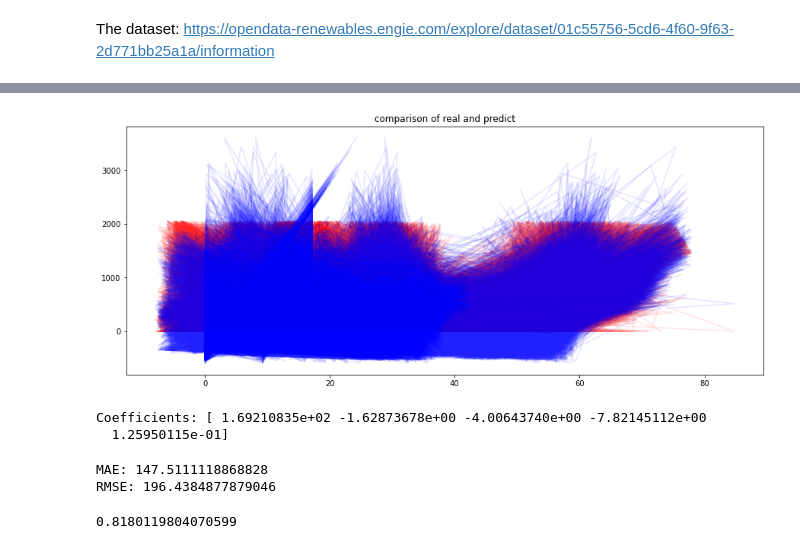
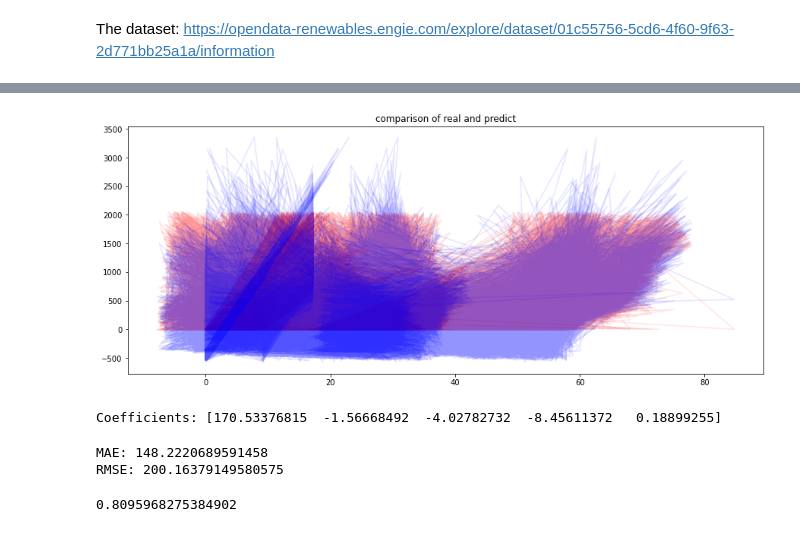
Before and after one commit to jo997/BA-WindPowerForecasting, a Jupyter notebook: JupyterNotebooks/LinearRegression.ipynb, the cells around one changed output, grey strips where cells are left out. Cells and saved outputs as stored; diff of their text form; code cells hidden in the pictures.

```diff
--- a/JupyterNotebooks/LinearRegression.ipynb
+++ b/JupyterNotebooks/LinearRegression.ipynb
@@ -13,8 +12,7 @@ The dataset: https://opendata-renewables.engie.com/explore/dataset/01c55756-5cd6
 # %%
 data = pd.read_csv('data/la-haute-borne-data-2017-2020.csv',sep=';')
 # %%
-data['Date_time'] = pd.to_datetime(data['Date_time'])
-data.sort_values(by=['Date_time'], inplace=True, ascending=True)
+data['Date_time'] = pd.to_datetime(data['Date_time'], utc=True)
 # %%
 data = data.drop('Va1_avg', 1)
 data = data.drop('Va2_avg', 1)
@@ -38,5 +36,5 @@ df = df[df['Ot_avg'].notna()]
 df = df[df['Rs_avg'].notna()]
 df = df[df['Rbt_avg'].notna()]
 # %%
-x = df[["Ws_avg","Gost_avg","Ot_avg","Rs_avg","Rbt_avg"]]
-y = df['P_avg']
+x1 = df[["Ws_avg","Gost_avg","Ot_avg","Rs_avg","Rbt_avg"]]
+y1 = df['P_avg']
@@ -93,41 +41,40 @@ plt.show()
 # %%
 from sklearn.model_selection import train_test_split
 # splitting the data
-x_train, x_test, y_train, y_test = train_test_split(x, y, test_size = 0.2, random_state = 42)
+x_train1, x_test1, y_train1, y_test1 = train_test_split(x1, y1, test_size = 0.2, random_state = 42)
 # %%
 from sklearn import linear_model
 LinR = linear_model.LinearRegression()
 # fitting the training data
-model = LinR.fit(x_train,y_train)
+model = LinR.fit(x_train1,y_train1)
 # %%
 plt.rcParams['agg.path.chunksize'] = 10000
 # %%
-plt.plot(x_train, y_train, color = 'red', alpha=0.1)
-plt.plot(x_train, LinR.predict(x_train), color = 'blue', alpha=0.1)
+plt.plot(x_test1.values, y_test1.values, color = 'red', alpha=0.1)
+plt.plot(x_test1.values, LinR.predict(x_test1.values), color = 'blue', alpha=0.1)
 plt.title('comparison of real and predict')
 plt.xlabel('')
 plt.ylabel('')
 plt.show()
 # %% [output]
-[figure, old version]
+[figure, new version]
 # %%
 print('Coefficients:', model.coef_)
 # %% [output]
-Coefficients: [ 1.69210835e+02 -1.62873678e+00 -4.00643740e+00 -7.82145112e+00
-  1.25950115e-01]
+Coefficients: [170.53376815  -1.56668492  -4.02782732  -8.45611372   0.18899255]
 # %%
-y_pred = abs(LinR.predict(x_test))
-print("MAE: {}".format(np.abs(y_test-y_pred).mean()))
-print("RMSE: {}".format(np.sqrt(((y_test-y_pred)**2).mean())))
+y_pred1 = abs(LinR.predict(x_test1))
+print("MAE: {}".format(np.abs(y_test1-y_pred1).mean()))
+print("RMSE: {}".format(np.sqrt(((y_test1-y_pred1)**2).mean())))
 # %% [output]
-MAE: 147.5111118868828
-RMSE: 196.4384877879046
+MAE: 148.2220689591458
+RMSE: 200.16379149580575
 # %%
 from sklearn.metrics import r2_score
-r2 = r2_score(y_test, y_pred)
+r2 = r2_score(y_test1, y_pred1)
 r2
 # %% [output]
-0.8180119804070599
+0.8095968275384902
 # %%
 # features:
 
```
Also changed, not shown: parts of 45 cells of this notebook, 1 other file.
